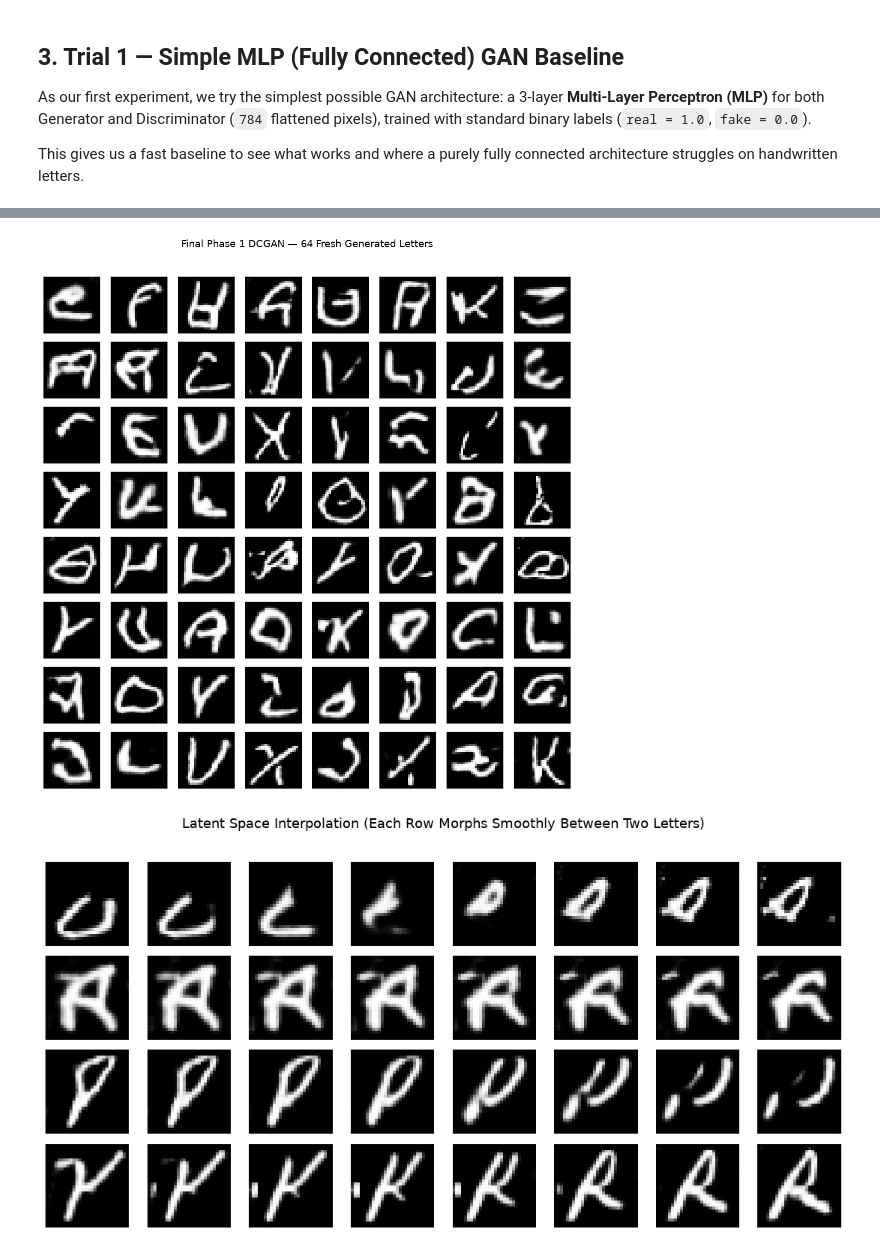
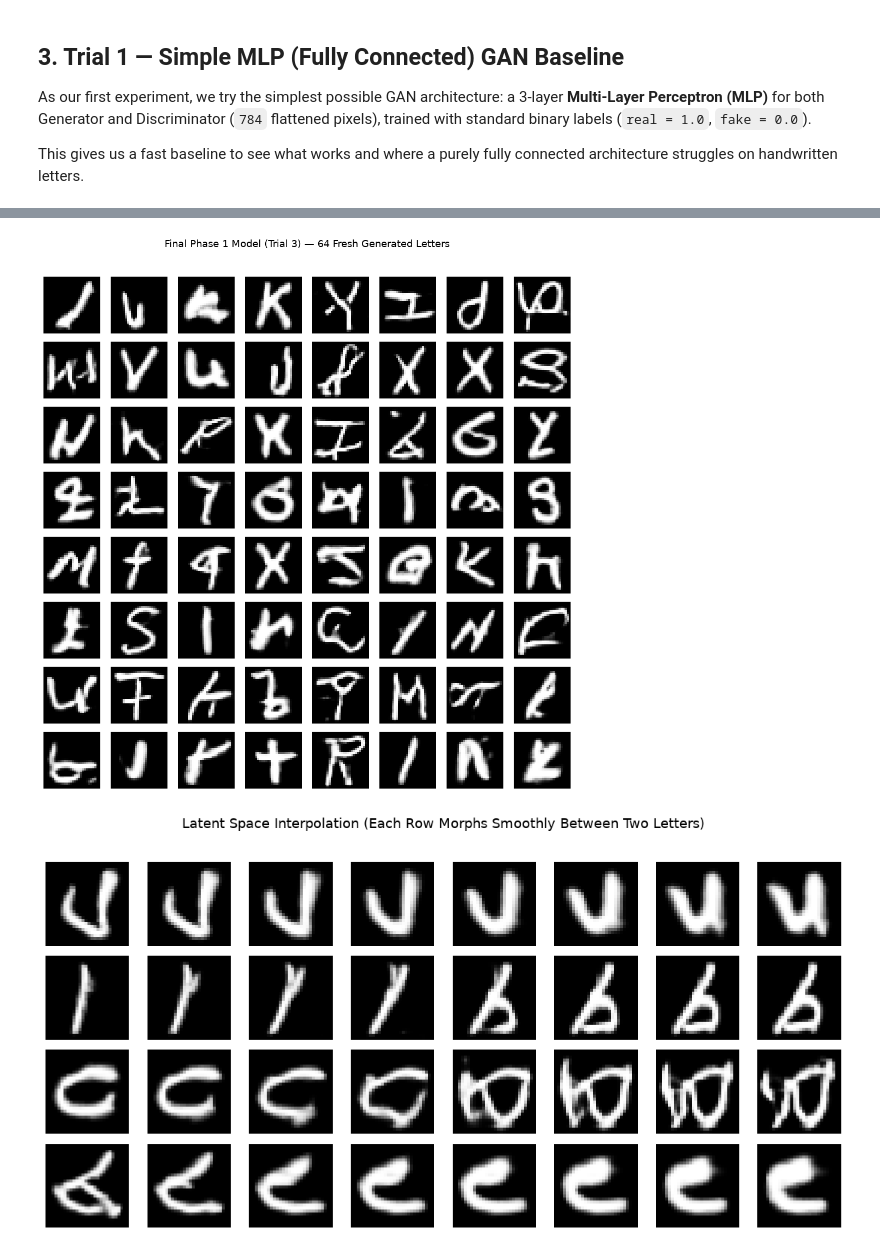
Before and after one commit to MateuszNiezgodka/GAN, a Jupyter notebook: notebooks/01_grade3_basic_gan.ipynb, the cells around one changed output, grey strips where cells are left out. Saved outputs shown, nothing was run; the diff lists cells and outputs as text; code cells hidden in the pictures.

Commit message:
Add Trial 3 balanced SpectralNorm + Resize-Conv DCGAN to Phase 1

```diff
--- a/notebooks/01_grade3_basic_gan.ipynb
+++ b/notebooks/01_grade3_basic_gan.ipynb
@@ -320,41 +417,41 @@ Finally, we run two qualitative checks on our trained DCGAN:
 # %%
-dcgan_G.eval()
+trial3_G.eval()
 set_seed(123)
 
 with torch.no_grad():
     fresh_z = torch.randn(64, LATENT_DIM, device=device)
-    fresh_samples = dcgan_G(fresh_z).cpu()
+    fresh_samples = trial3_G(fresh_z).cpu()
 
 show_image_grid(
     fresh_samples,
     nrow=8,
-    title="Final Phase 1 DCGAN — 64 Fresh Generated Letters",
+    title="Final Phase 1 Model (Trial 3) — 64 Fresh Generated Letters",
     figsize=(10, 10),
     save_path=OUTPUT_DIR / "phase1_final_samples.png",
 )
 
 # Latent space interpolation: 4 rows x 8 interpolation steps
 num_pairs = 4
 num_steps = 8
 alphas = torch.linspace(0.0, 1.0, num_steps, device=device)
 
 with torch.no_grad():
     z_start = torch.randn(num_pairs, LATENT_DIM, device=device)
     z_end = torch.randn(num_pairs, LATENT_DIM, device=device)
 
     interp_images = []
     for i in range(num_pairs):
         row_z = torch.stack([(1 - a) * z_start[i] + a * z_end[i] for a in alphas])
-        interp_images.append(dcgan_G(row_z).cpu())
+        interp_images.append(trial3_G(row_z).cpu())
     interp_grid = torch.cat(interp_images, dim=0)
 
 show_image_grid(
     interp_grid,
     nrow=num_steps,
     title="Latent Space Interpolation (Each Row Morphs Smoothly Between Two Letters)",
     figsize=(11, 5.5),
     save_path=OUTPUT_DIR / "phase1_latent_interpolation.png",
 )
 # %% [output]
-[figure, old version]
+[figure, new version]
-[figure, old version]
+[figure, new version]
```
Also changed, not shown: parts of 20 cells of this notebook, 3 other files.
